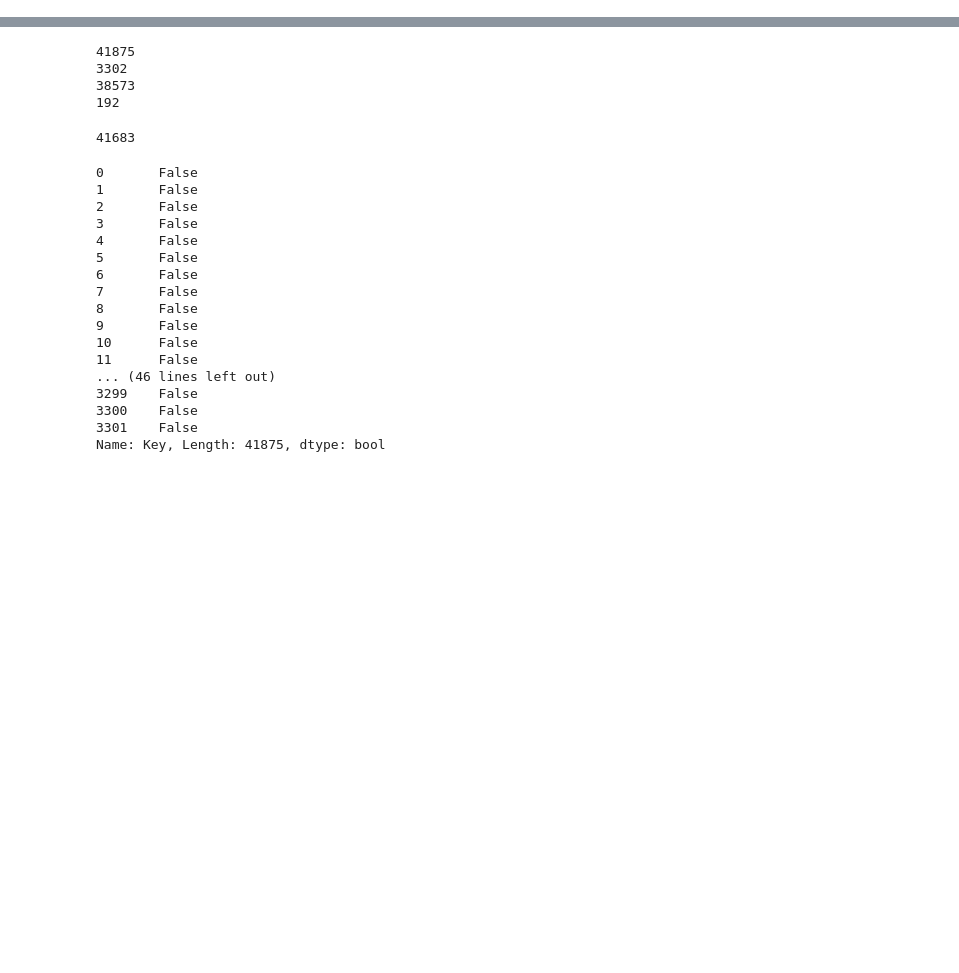
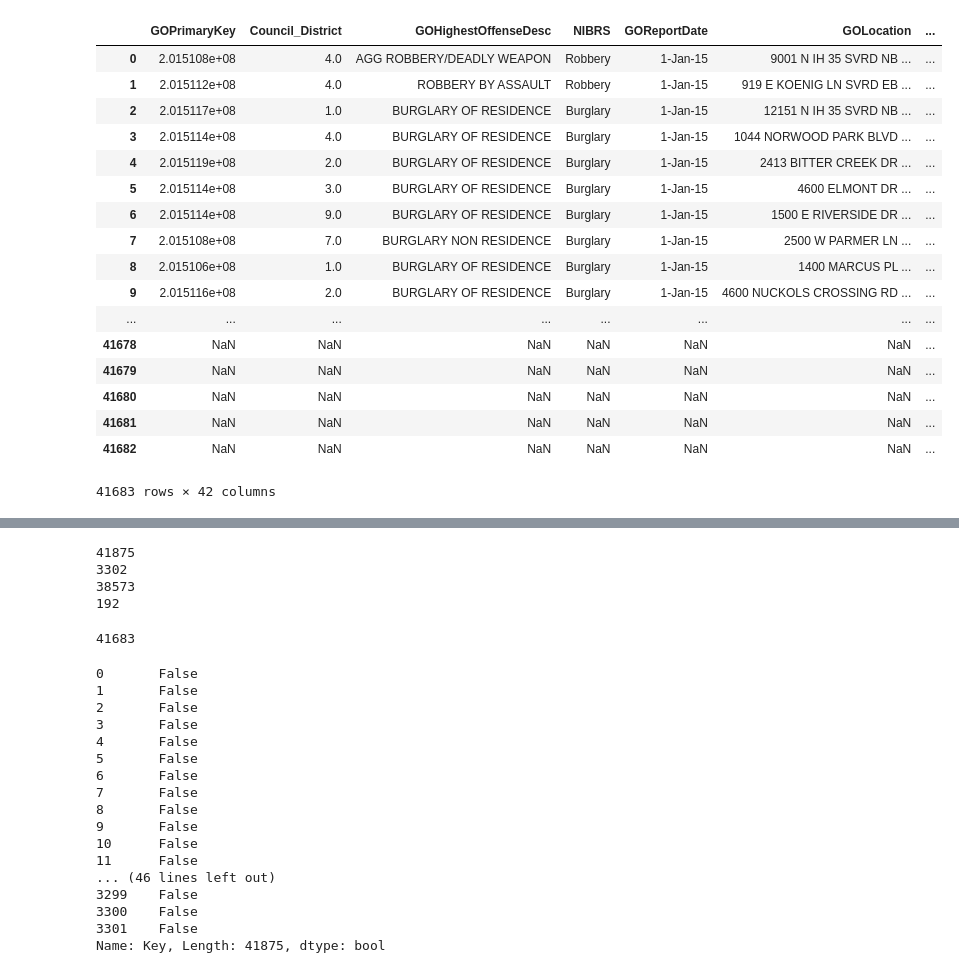
Before and after one commit to MikaArmenta/IPPPFinalProject_Abbott_Lovins_Armenta, a Jupyter notebook: Final/Austin/Austin_cleaning.ipynb, the cells around one changed output, grey strips where cells are left out. Drawn from its saved outputs; the diff is of its cells as text; code cells hidden in the pictures; blank space fills up the shorter version.

```diff
--- a/Final/Austin/Austin_cleaning.ipynb
+++ b/Final/Austin/Austin_cleaning.ipynb
@@ -111,3 +97,25 @@ stack = stack.reindex_axis(['Key','CouncilDistrict','UF','XCoord','YCoord','RIN'
 
 #Saving to csv
 #stack.to_csv('stack_testC.csv')
+# %%
+stack
+#fuck
+# %% [output]
+|  | GOPrimaryKey | Council_District | GOHighestOffenseDesc | NIBRS | GOReportDate | GOLocation | ... |
+| 0 | 2.015108e+08 | 4.0 | AGG ROBBERY/DEADLY WEAPON | Robbery | 1-Jan-15 | 9001 N IH 35 SVRD NB ... | ... |
+| 1 | 2.015112e+08 | 4.0 | ROBBERY BY ASSAULT | Robbery | 1-Jan-15 | 919 E KOENIG LN SVRD EB ... | ... |
+| 2 | 2.015117e+08 | 1.0 | BURGLARY OF RESIDENCE | Burglary | 1-Jan-15 | 12151 N IH 35 SVRD NB ... | ... |
+| 3 | 2.015114e+08 | 4.0 | BURGLARY OF RESIDENCE | Burglary | 1-Jan-15 | 1044 NORWOOD PARK BLVD ... | ... |
+| 4 | 2.015119e+08 | 2.0 | BURGLARY OF RESIDENCE | Burglary | 1-Jan-15 | 2413 BITTER CREEK DR ... | ... |
+| 5 | 2.015114e+08 | 3.0 | BURGLARY OF RESIDENCE | Burglary | 1-Jan-15 | 4600 ELMONT DR ... | ... |
+| 6 | 2.015114e+08 | 9.0 | BURGLARY OF RESIDENCE | Burglary | 1-Jan-15 | 1500 E RIVERSIDE DR ... | ... |
+| 7 | 2.015108e+08 | 7.0 | BURGLARY NON RESIDENCE | Burglary | 1-Jan-15 | 2500 W PARMER LN ... | ... |
+| 8 | 2.015106e+08 | 1.0 | BURGLARY OF RESIDENCE | Burglary | 1-Jan-15 | 1400 MARCUS PL ... | ... |
+| 9 | 2.015116e+08 | 2.0 | BURGLARY OF RESIDENCE | Burglary | 1-Jan-15 | 4600 NUCKOLS CROSSING RD ... | ... |
+| ... | ... | ... | ... | ... | ... | ... | ... |
+| 41678 | NaN | NaN | NaN | NaN | NaN | NaN | ... |
+| 41679 | NaN | NaN | NaN | NaN | NaN | NaN | ... |
+| 41680 | NaN | NaN | NaN | NaN | NaN | NaN | ... |
+| 41681 | NaN | NaN | NaN | NaN | NaN | NaN | ... |
+| 41682 | NaN | NaN | NaN | NaN | NaN | NaN | ... |
+41683 rows × 42 columns
```
Also changed, not shown: parts of 3 cells of this notebook.
